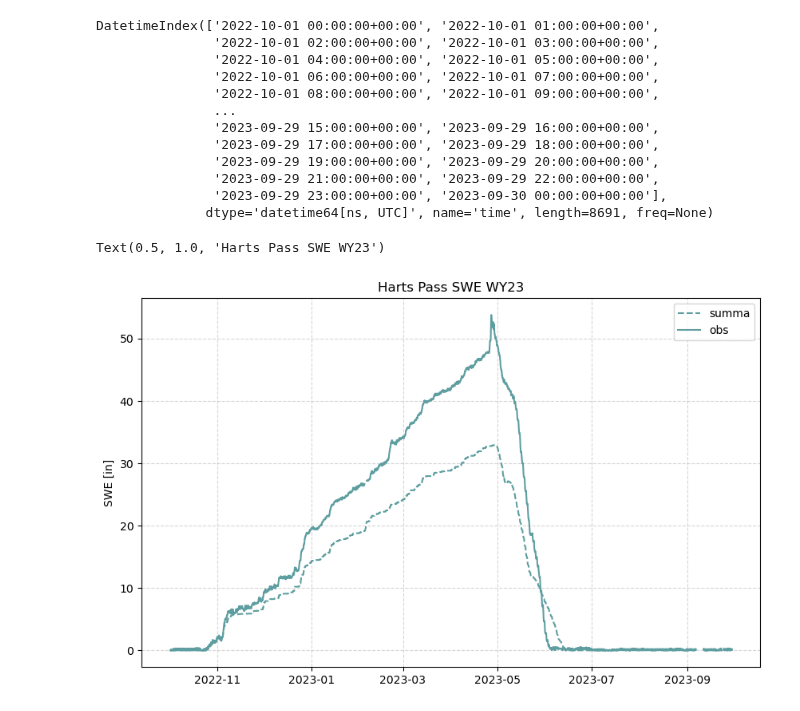
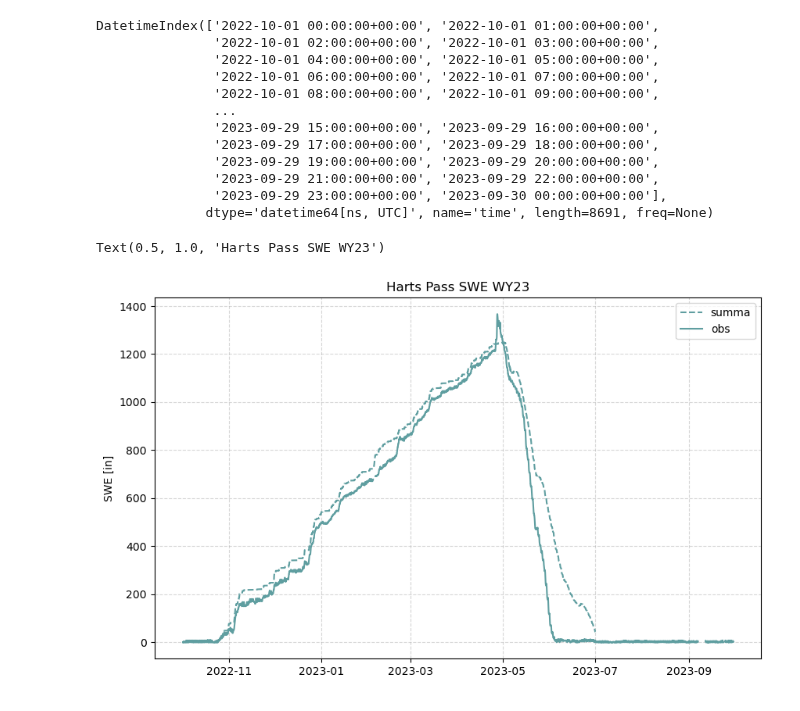
Before and after one commit to clinton-alden/summa, a Jupyter notebook: analysis/harts_analysis.ipynb, the cells around one changed output. Saved outputs shown, nothing was run; the diff lists cells and outputs as text; code cells hidden in the pictures.

Commit message:
analysis with new harts pass summa run

```diff
--- a/analysis/harts_analysis.ipynb
+++ b/analysis/harts_analysis.ipynb
@@ -4,7 +4,7 @@ import numpy as np
 import matplotlib.pyplot as plt
 import xarray as xr
 # %%
-summa = xr.open_dataset('output_harts_SNTL_WY23.nc')
+summa = xr.open_dataset('template_output_harts_SNTL_WY23_timestep.nc')
 summa = summa.to_dataframe().reset_index()
 summa['time'] = pd.to_datetime(summa['time'])
 summa.set_index('time', inplace=True)
@@ -54,12 +54,12 @@ DatetimeIndex(['2022-10-01 00:00:00+00:00', '2022-10-01 01:00:00+00:00',
 # %%
 fig, ax = plt.subplots(1, 1, figsize=(10, 6))
 
-ax.plot(summa.index, summa['scalarSWE']/25.4, label='summa', color='cadetblue', ls='--')
-ax.plot(obs.index, obs['swe']/25.4, label='obs', color='cadetblue')
+ax.plot(summa.index, summa['scalarSWE'], label='summa', color='cadetblue', ls='--')
+ax.plot(obs.index, obs['swe'], label='obs', color='cadetblue')
 ax.grid(ls='--', alpha=0.5)
 ax.legend()
 ax.set_ylabel('SWE [in]')
 ax.set_title('Harts Pass SWE WY23')
 # %% [output]
 Text(0.5, 1.0, 'Harts Pass SWE WY23')
-[figure, old version]
+[figure, new version]
```
